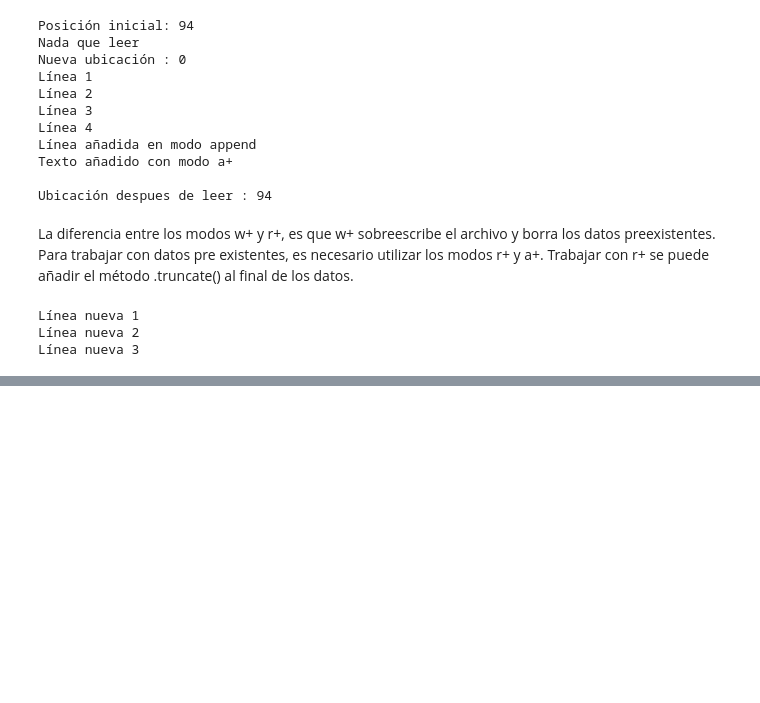
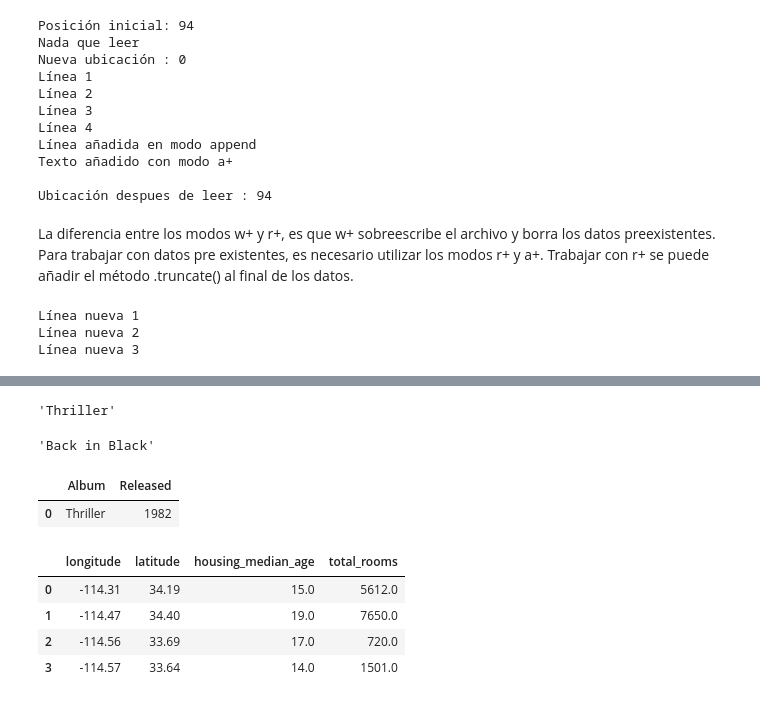
Before and after one commit to PosgradoMNA/actividades-de-aprendizaje-murasakiw, a Jupyter notebook: Semana2_Actividad1_Python_for_Data_Science.ipynb, the cells around one changed output, grey strips where cells are left out. Drawn from its saved outputs; the diff is of its cells as text; code cells hidden in the pictures; blank space fills up the shorter version.

```diff
--- a/Semana2_Actividad1_Python_for_Data_Science.ipynb
+++ b/Semana2_Actividad1_Python_for_Data_Science.ipynb
@@ -233,0 +471,28 @@ Línea nueva 3
+# %%
+#El método iloc funciona para obtener elementos únicos del data frame
+songs_frame.iloc[0,0]
+# %% [output]
+'Thriller'
+# %%
+#El método ix no se utiliza más, por lo tanto, ahora se utilizan los métodos iloc y loc para cumplir con las funciones de ix
+songs_frame.loc[1,'Album']
+# %% [output]
+'Back in Black'
+# %%
+#Forma de obtener una parte del data frame y guardarla en otra variable
+#Se puede realizar con slicing
+z = songs_frame.iloc[0:1,0:2]
+z.head()
+# %% [output]
+|  | Album | Released |
+| 0 | Thriller | 1982 |
+# %%
+#También se puede indicar el slicing utilizando los nombres de los encabezados
+z1 = df.loc[0:3,'longitude':'total_rooms']
+z1.head()
+# %% [output]
+|  | longitude | latitude | housing_median_age | total_rooms |
+| 0 | -114.31 | 34.19 | 15.0 | 5612.0 |
+| 1 | -114.47 | 34.40 | 19.0 | 7650.0 |
+| 2 | -114.56 | 33.69 | 17.0 | 720.0 |
+| 3 | -114.57 | 33.64 | 14.0 | 1501.0 |
```
Also changed, not shown: parts of 12 cells of this notebook.
